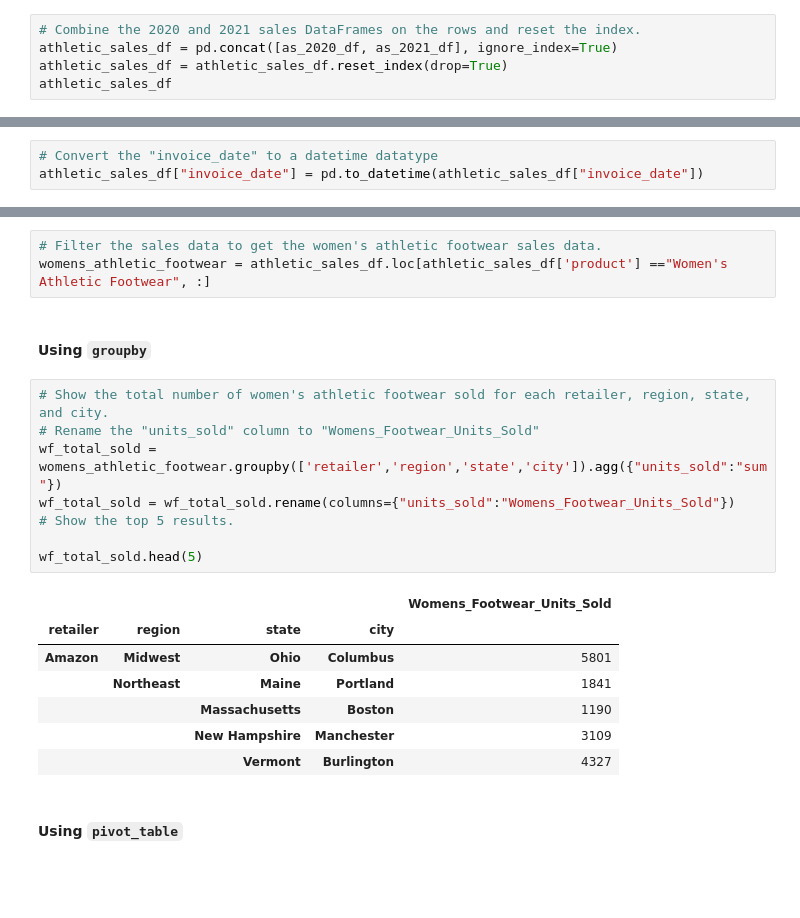
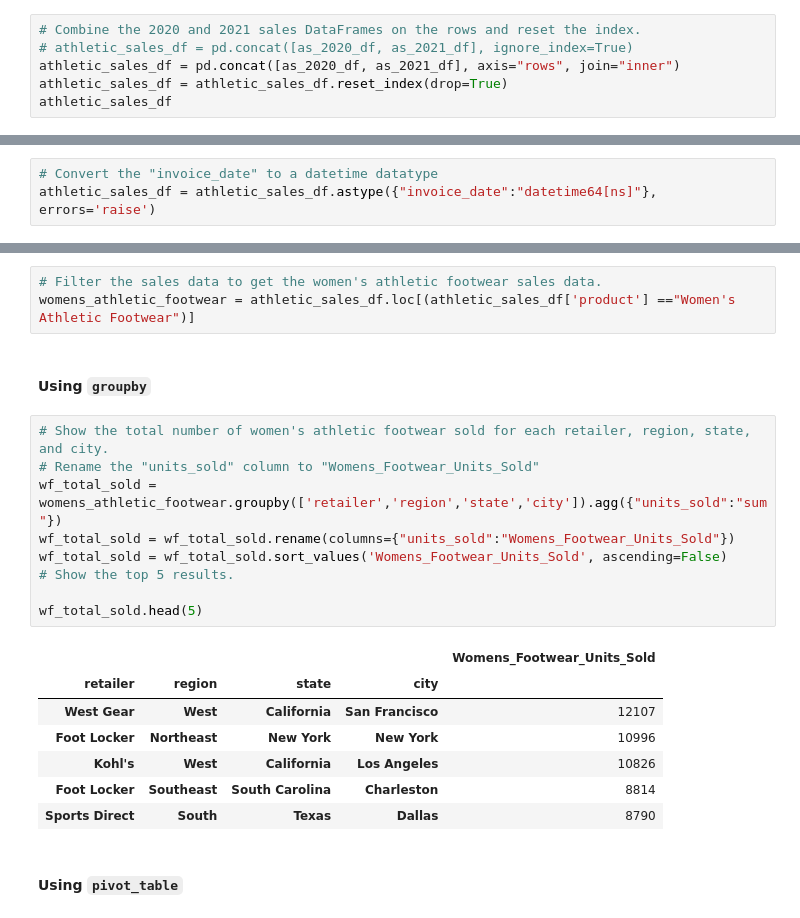
Before and after one commit to jd-sterren/athletic_sales_analysis, a Jupyter notebook: athletic_sales_analysis_starter_code.ipynb, the cells around one changed output, grey strips where cells are left out. Saved outputs shown, nothing was run; the diff lists cells and outputs as text; blank space fills up the shorter version.

```diff
--- a/athletic_sales_analysis_starter_code.ipynb
+++ b/athletic_sales_analysis_starter_code.ipynb
@@ -68,7 +68,8 @@ dtype: object
 #### Combine the sales data by rows.
 # %%
 # Combine the 2020 and 2021 sales DataFrames on the rows and reset the index.
-athletic_sales_df = pd.concat([as_2020_df, as_2021_df], ignore_index=True)
+# athletic_sales_df = pd.concat([as_2020_df, as_2021_df], ignore_index=True)
+athletic_sales_df = pd.concat([as_2020_df, as_2021_df], axis="rows", join="inner")
 athletic_sales_df = athletic_sales_df.reset_index(drop=True)
 athletic_sales_df
 # %% [output]
@@ -127,7 +128,7 @@ sales_method         object
 dtype: object
 # %%
 # Convert the "invoice_date" to a datetime datatype
-athletic_sales_df["invoice_date"] = pd.to_datetime(athletic_sales_df["invoice_date"])
+athletic_sales_df = athletic_sales_df.astype({"invoice_date":"datetime64[ns]"}, errors='raise')
 # %%
 # Confirm that the "invoice_date" data type has been changed.
 athletic_sales_df.dtypes
@@ -274,25 +281,26 @@ retail_sales_pivot.head(5)
 ### 5. Determine which Retailer Sold the Most Women's Athletic Footwear
 # %%
 # Filter the sales data to get the women's athletic footwear sales data.
-womens_athletic_footwear = athletic_sales_df.loc[athletic_sales_df['product'] =="Women's Athletic Footwear", :]
+womens_athletic_footwear = athletic_sales_df.loc[(athletic_sales_df['product'] =="Women's Athletic Footwear")]
 # %% [markdown]
 #### Using `groupby`
 # %%
 # Show the total number of women's athletic footwear sold for each retailer, region, state, and city.
 # Rename the "units_sold" column to "Womens_Footwear_Units_Sold"
 wf_total_sold = womens_athletic_footwear.groupby(['retailer','region','state','city']).agg({"units_sold":"sum"})
 wf_total_sold = wf_total_sold.rename(columns={"units_sold":"Womens_Footwear_Units_Sold"})
+wf_total_sold = wf_total_sold.sort_values('Womens_Footwear_Units_Sold', ascending=False)
 # Show the top 5 results.
 
 wf_total_sold.head(5)
 # %% [output]
 |  |  |  |  | Womens_Footwear_Units_Sold |
 | retailer | region | state | city |  |
-| Amazon | Midwest | Ohio | Columbus | 5801 |
-|  | Northeast | Maine | Portland | 1841 |
-|  |  | Massachusetts | Boston | 1190 |
-|  |  | New Hampshire | Manchester | 3109 |
-|  |  | Vermont | Burlington | 4327 |
+| West Gear | West | California | San Francisco | 12107 |
+| Foot Locker | Northeast | New York | New York | 10996 |
+| Kohl's | West | California | Los Angeles | 10826 |
+| Foot Locker | Southeast | South Carolina | Charleston | 8814 |
+| Sports Direct | South | Texas | Dallas | 8790 |
 # %% [markdown]
 #### Using `pivot_table`
 # %%
```
Also changed, not shown: parts of 10 cells of this notebook, 1 other file.
